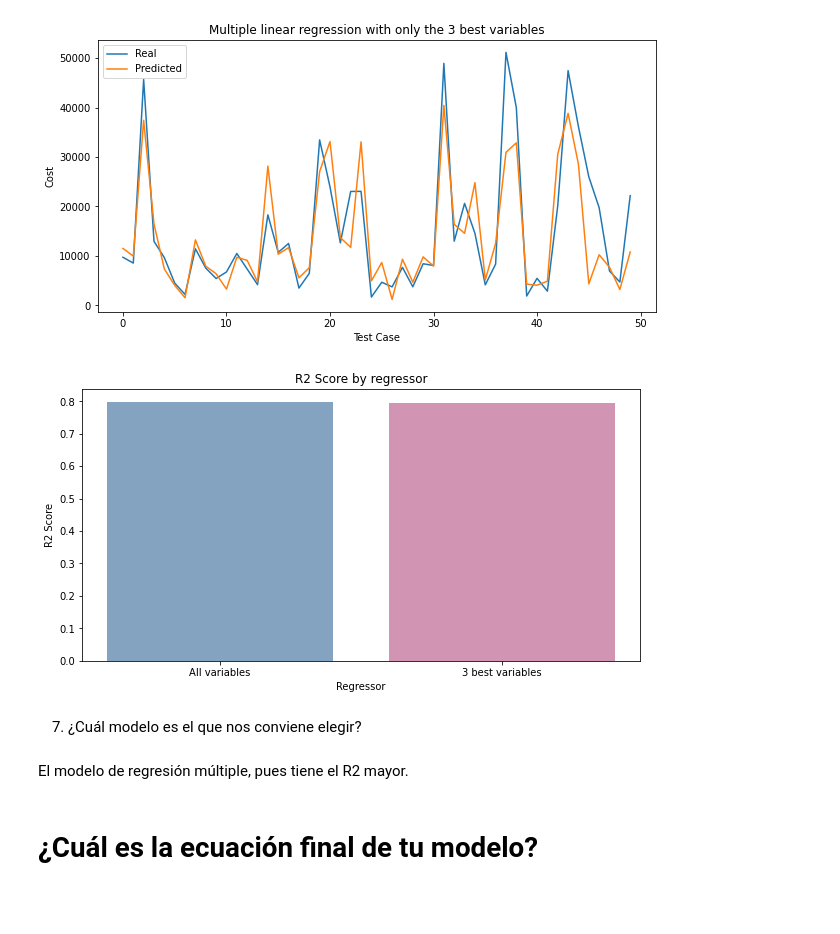
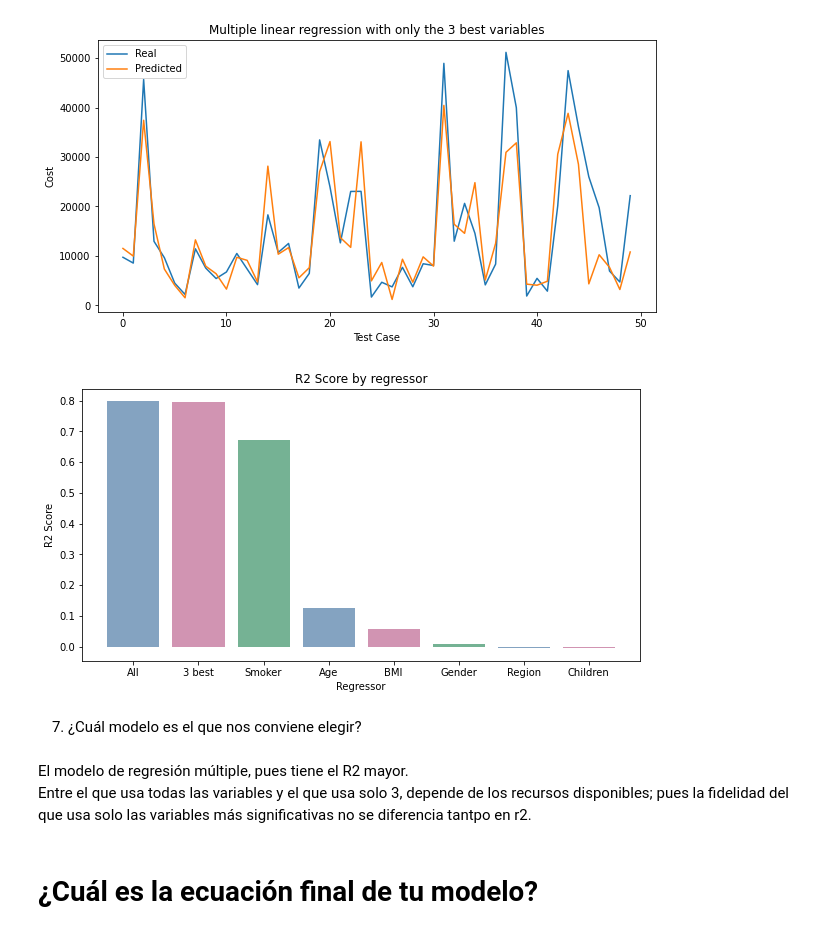
Before and after one commit to ltchycrane/Semana_Tec, a Jupyter notebook: 6.4 - Proyecto - Regresion Linea.ipynb, the cells around one changed output. Saved outputs shown, nothing was run; the diff lists cells and outputs as text; code cells hidden in the pictures; blank space fills up the shorter version.

```diff
--- a/6.4 - Proyecto - Regresion Linea.ipynb
+++ b/6.4 - Proyecto - Regresion Linea.ipynb
@@ -384,24 +384,25 @@ R2 Score:  0.7945500805653087
 [figure]
 # %%
 # Classify again the regressors by R2 score
-regressors = [regressor, regressor_significant_variables]
-regressors_names = ['All variables', '3 best variables']
-regressors_r2 = [r2, r2_significant_variables]
+regressors = [regressor, regressor_significant_variables, regressor_bmi, regressor_age, regressor_children, regressor_smoker, regressor_gender, regressor_region]
+regressors_names = ['All', '3 best', 'BMI', 'Age', 'Children', 'Smoker', 'Gender', 'Region']
+regressors_r2 = [r2, r2_significant_variables, bmi_r2, age_r2, children_r2, smoker_r2, gender_r2, region_r2]
 regressors_r2, regressors_names = zip(*sorted(zip(regressors_r2, regressors_names)))
 regressors_r2 = regressors_r2[::-1]
 regressors_names = regressors_names[::-1]
 plt.figure(figsize=(10,5))
-plt.bar(regressors_names, regressors_r2, color=[(0.2, 0.4, 0.6, 0.6), (0.7, 0.3, 0.5, 0.6)])
+plt.bar(regressors_names, regressors_r2, color=[(0.2, 0.4, 0.6, 0.6), (0.7, 0.3, 0.5, 0.6), (0.1, 0.5, 0.3, 0.6), (0.2, 0.4, 0.6, 0.6), (0.7, 0.3, 0.5, 0.6), (0.1, 0.5, 0.3, 0.6), (0.2, 0.4, 0.6, 0.6), (0.7, 0.3, 0.5, 0.6)])
 plt.title('R2 Score by regressor')
 plt.xlabel('Regressor')
 plt.ylabel('R2 Score')
 plt.show()
 # %% [output]
-[figure, old version]
+[figure, new version]
 # %% [markdown]
  7. ¿Cuál modelo es el que nos conviene elegir?
-# %% [markdown]
-El modelo de regresión múltiple, pues tiene el R2 mayor.
+# %% [markdown]
+El modelo de regresión múltiple, pues tiene el R2 mayor.<br>
+Entre el que usa todas las variables y el que usa solo 3, depende de los recursos disponibles; pues la fidelidad del que usa solo las variables más significativas no se diferencia tantpo en r2.
 # %% [markdown]
 # ¿Cuál es la ecuación final de tu modelo?
 # %%
```
